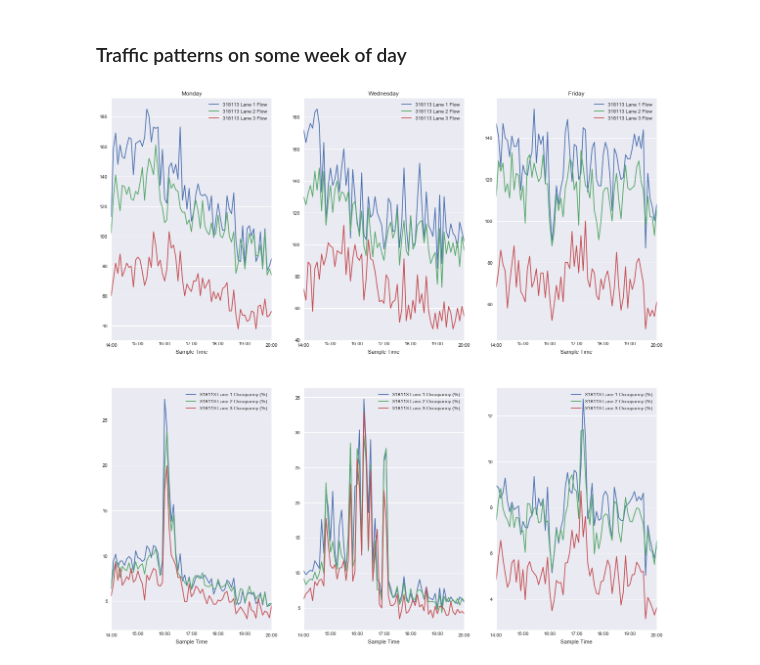
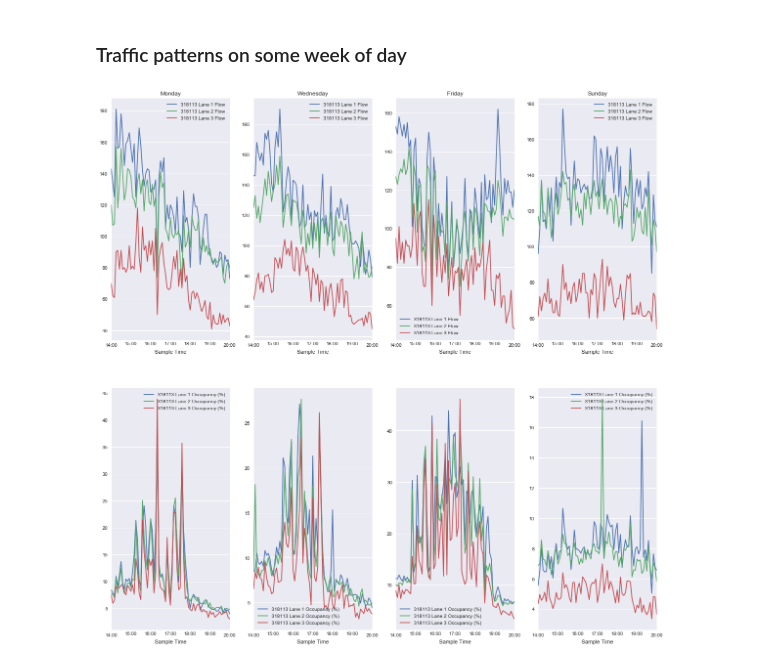
Before and after one commit to dovahcrow/ds100, a Jupyter notebook: course5.ipynb, the cells around one changed output. Saved outputs shown, nothing was run; the diff lists cells and outputs as text; code cells hidden in the pictures.

```diff
--- a/course5.ipynb
+++ b/course5.ipynb
@@ -196,15 +219,15 @@ for (ax, time) in zip(axes, times):
 # %% [markdown]
 ### Traffic patterns on some week of day
 # %%
-_, ((ax1, ax2, ax3), (ax4, ax5, ax6)) = plt.subplots(2,3, figsize=(20,20))
-axes = [(ax1, ax4), (ax2, ax5), (ax3, ax6)]
+_, ((ax1, ax2, ax3, ax7), (ax4, ax5, ax6, ax8)) = plt.subplots(2,4, figsize=(20,20))
+axes = [(ax1, ax4), (ax2, ax5), (ax3, ax6), (ax7, ax8)]
 dows= [
-    1, 3, 5
+    0, 2, 4, 6
 ]
 
 for ((ax0, ax1), dow) in zip(axes, dows):
-    ax0.set_title(f"{calendar.day_name[dow-1]}")
+    ax0.set_title(f"{calendar.day_name[dow]}")
     df[["318113 Lane 1 Flow", "318113 Lane 2 Flow", "318113 Lane 3 Flow"]].loc[df.index.dayofweek == dow, ].between_time("14:00", "20:00").plot(ax=ax0)
     df[["318113 Lane 1 Occupancy (%)", "318113 Lane 2 Occupancy (%)", "318113 Lane 3 Occupancy (%)"]].loc[df.index.dayofweek == dow].between_time("14:00", "20:00").plot(ax=ax1)
 # %% [output]
-[figure, old version]
+[figure, new version]
```
Also changed, not shown: parts of 5 cells of this notebook, 4 other files.
